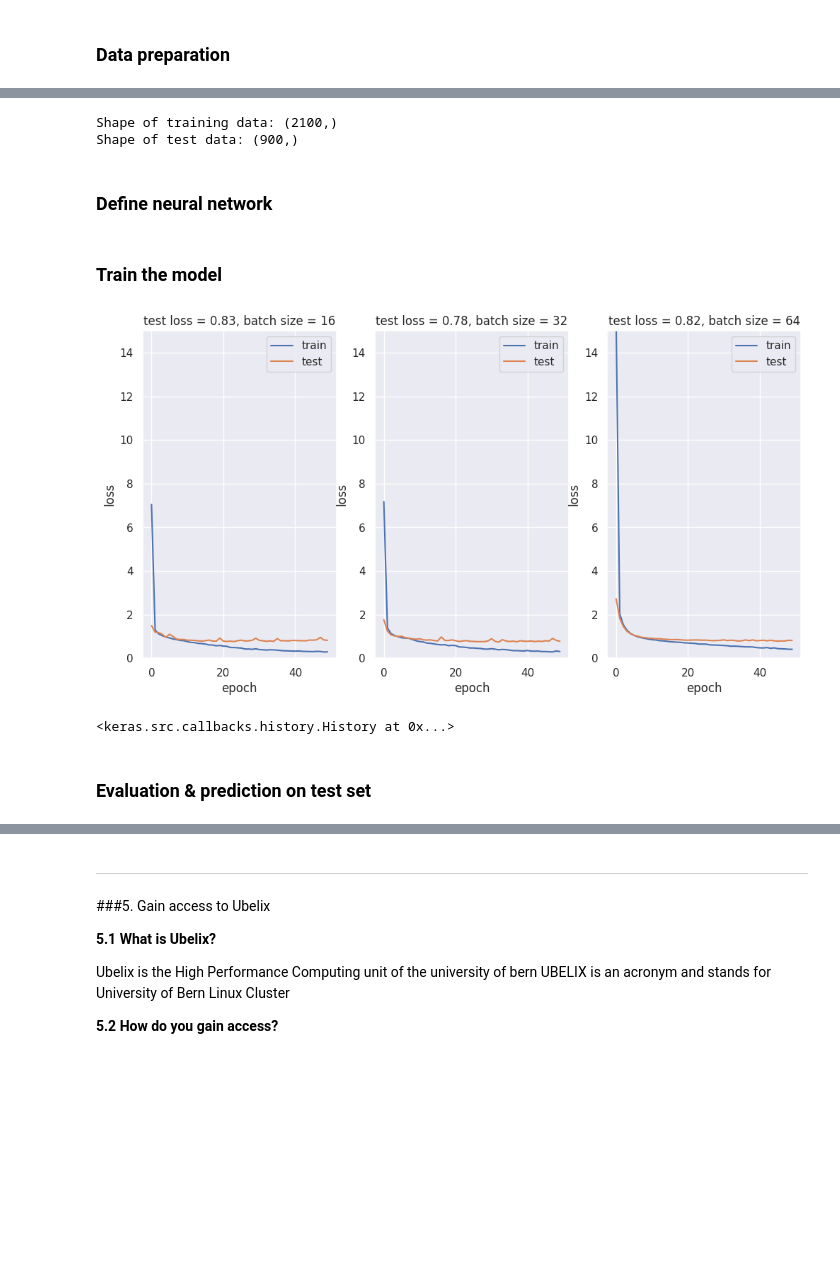
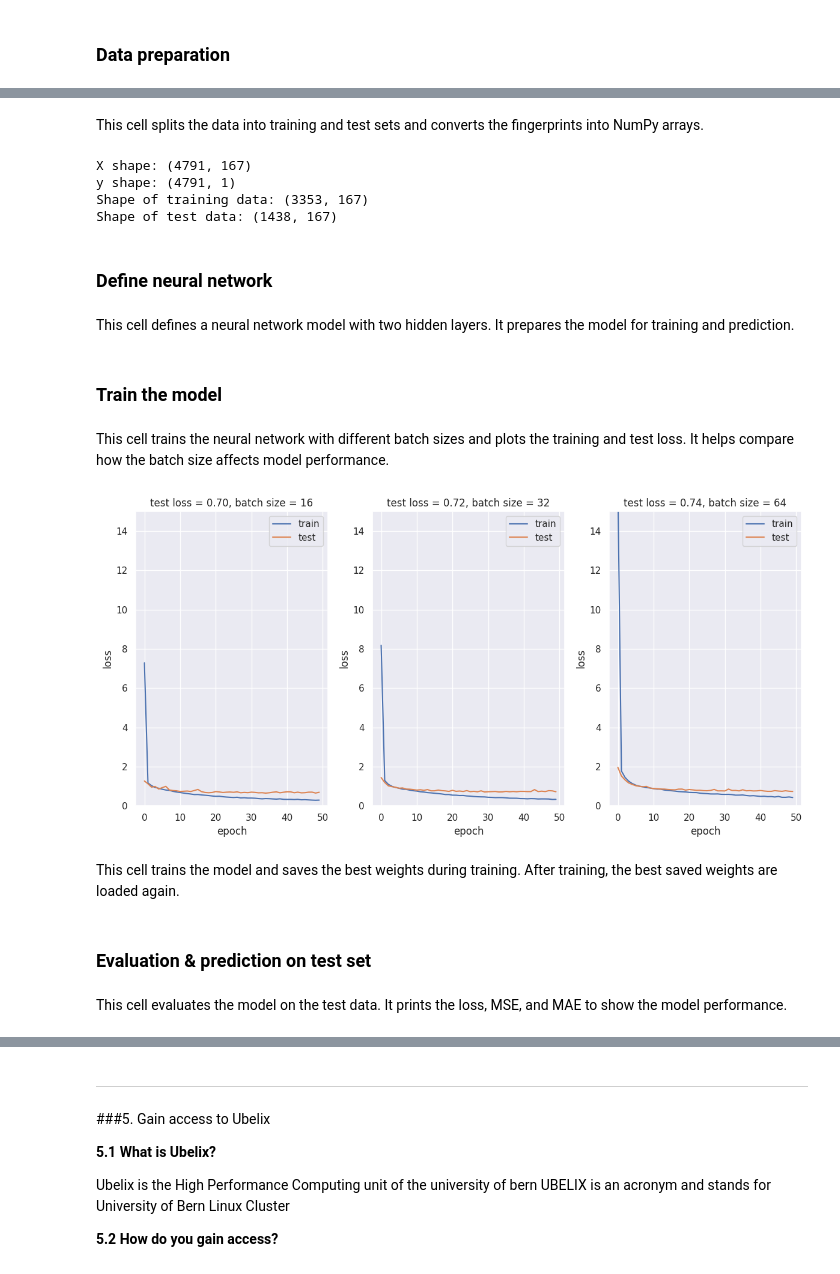
Before and after one commit to v-c-sch/DSF-DCBP-Rep.-SCHV, a Jupyter notebook: DSF_Mid_Term_Project.ipynb, the cells around one changed output, grey strips where cells are left out. Drawn from its saved outputs; the diff is of its cells as text; code cells hidden in the pictures; blank space fills up the shorter version.

Commit message:
Mit Colab erstellt

```diff
--- a/DSF_Mid_Term_Project.ipynb
+++ b/DSF_Mid_Term_Project.ipynb
@@ -160,9 +220,6 @@ chembl_df = df[["molecule_chembl_id", "canonical_smiles", "pIC50"]].dropna()
 # remove duplicates
 chembl_df = chembl_df.drop_duplicates(subset=["molecule_chembl_id"])
 
-# optional: smaller sample for Colab test run
-chembl_df = chembl_df.sample(min(len(chembl_df), 3000), random_state=42)
-
 print("Shape of cleaned dataframe:", chembl_df.shape)
 chembl_df.head()
 # %% [output]
@@ -212,9 +266,12 @@ def smiles_to_fp(smiles, method="maccs", n_bits=2048):
 # %%
 chembl_df["fingerprints_df"] = chembl_df["canonical_smiles"].apply(smiles_to_fp)
 
-# remove rows where fingerprint creation failed
+invalid_smiles = chembl_df["fingerprints_df"].isna().sum()
+print("Invalid SMILES removed:", invalid_smiles)
+
 chembl_df = chembl_df[chembl_df["fingerprints_df"].notna()].copy()
+chembl_df = chembl_df.reset_index(drop=True)
 
-print("Shape of dataframe:", chembl_df.shape)
+print("Shape after fingerprinting:", chembl_df.shape)
 chembl_df.head(3)
 # %% [output]
@@ -226,18 +290,29 @@ Shape of dataframe: (3000, 4)
+# %% [markdown]
+This cell splits the data into training and test sets and converts the fingerprints into NumPy arrays.
 # %%
+# Build X and y explicitly
+X = np.array(list(chembl_df["fingerprints_df"]), dtype=float)
+y = chembl_df[["pIC50"]].values.astype(float)
+
+print("X shape:", X.shape)
+print("y shape:", y.shape)
+
 # Split the data into training and test set
 x_train, x_test, y_train, y_test = train_test_split(
-    chembl_df["fingerprints_df"], chembl_df[["pIC50"]], test_size=0.3, random_state=42
+    X, y, test_size=0.3, random_state=42
 )
 
-# Print the shape of training and testing data
 print("Shape of training data:", x_train.shape)
 print("Shape of test data:", x_test.shape)
-# NBVAL_CHECK_OUTPUT
 # %% [output]
-Shape of training data: (2100,)
-Shape of test data: (900,)
+X shape: (4791, 167)
+y shape: (4791, 1)
+Shape of training data: (3353, 167)
+Shape of test data: (1438, 167)
 # %% [markdown]
 ### Define neural network
+# %% [markdown]
+This cell defines a neural network model with two hidden layers. It prepares the model for training and prediction.
 # %%
 def neural_network_model(hidden1, hidden2):
     """
@@ -278,40 +353,48 @@ batch_sizes = [16, 32, 64]
 nb_epoch = 50
 layer1_size = 64
 layer2_size = 32
+# %% [markdown]
+This cell trains the neural network with different batch sizes and plots the training and test loss. It helps compare how the batch size affects model performance.
 # %%
 # Plot
 fig = plt.figure(figsize=(12, 6))
 sns.set(color_codes=True)
+
 for index, batch in enumerate(batch_sizes):
     fig.add_subplot(1, len(batch_sizes), index + 1)
     model = neural_network_model(layer1_size, layer2_size)
 
     # Fit model on x_train, y_train data
     history = model.fit(
-        np.array(list((x_train))).astype(float),
-        y_train.values,
+        x_train,
+        y_train,
         batch_size=batch,
-        validation_data=(np.array(list((x_test))).astype(float), y_test.values),
+        validation_data=(x_test, y_test),
         verbose=0,
         epochs=nb_epoch,
     )
+
     plt.plot(history.history["loss"], label="train")
     plt.plot(history.history["val_loss"], label="test")
     plt.legend(["train", "test"], loc="upper right")
     plt.ylabel("loss")
     plt.xlabel("epoch")
     plt.ylim((0, 15))
     plt.title(
-        f"test loss = {history.history['val_loss'][nb_epoch-1]:.2f}, " f"batch size = {batch}"
+        f"test loss = {history.history['val_loss'][nb_epoch-1]:.2f}, batch size = {batch}"
     )
+
+plt.tight_layout()
 plt.show()
 # %% [output]
-[figure, old version]
+[figure, new version]
+# %% [markdown]
+This cell trains the model and saves the best weights during training. After training, the best saved weights are loaded again.
 # %%
-# Save the trained model
+# Save model checkpoints
 filepath = DATA / "best_weights.weights.h5"
 checkpoint = ModelCheckpoint(
-    str(filepath),
+    filepath=str(filepath),
     monitor="loss",
     verbose=0,
     save_best_only=True,
@@ -320,17 +403,23 @@ checkpoint = ModelCheckpoint(
 )
 callbacks_list = [checkpoint]
 
-# Fit the model
+# Fit model
+model = neural_network_model(layer1_size, layer2_size)
+model.build((None, x_train.shape[1]))
+
 model.fit(
-    np.array(list((x_train))).astype(float),
-    y_train.values,
+    x_train,
+    y_train,
     epochs=nb_epoch,
     batch_size=16,
     callbacks=callbacks_list,
     verbose=0,
 )
+
+# Load best saved weights
+model.load_weights(filepath)
-# %% [output]
-<keras.src.callbacks.history.History at 0x...>
 # %% [markdown]
 ### Evaluation & prediction on test set
+# %% [markdown]
+This cell evaluates the model on the test data. It prints the loss, MSE, and MAE to show the model performance.
 # %%
```
Also changed, not shown: parts of 40 cells of this notebook.
